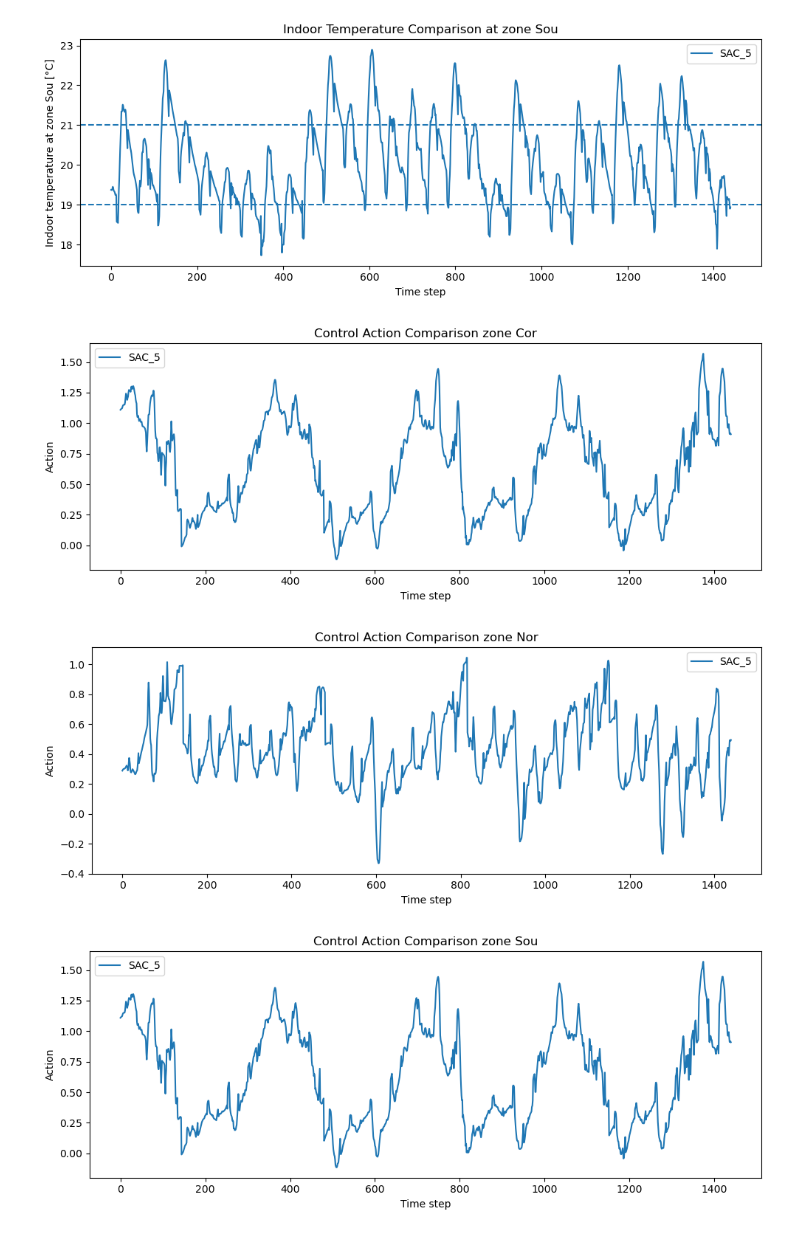
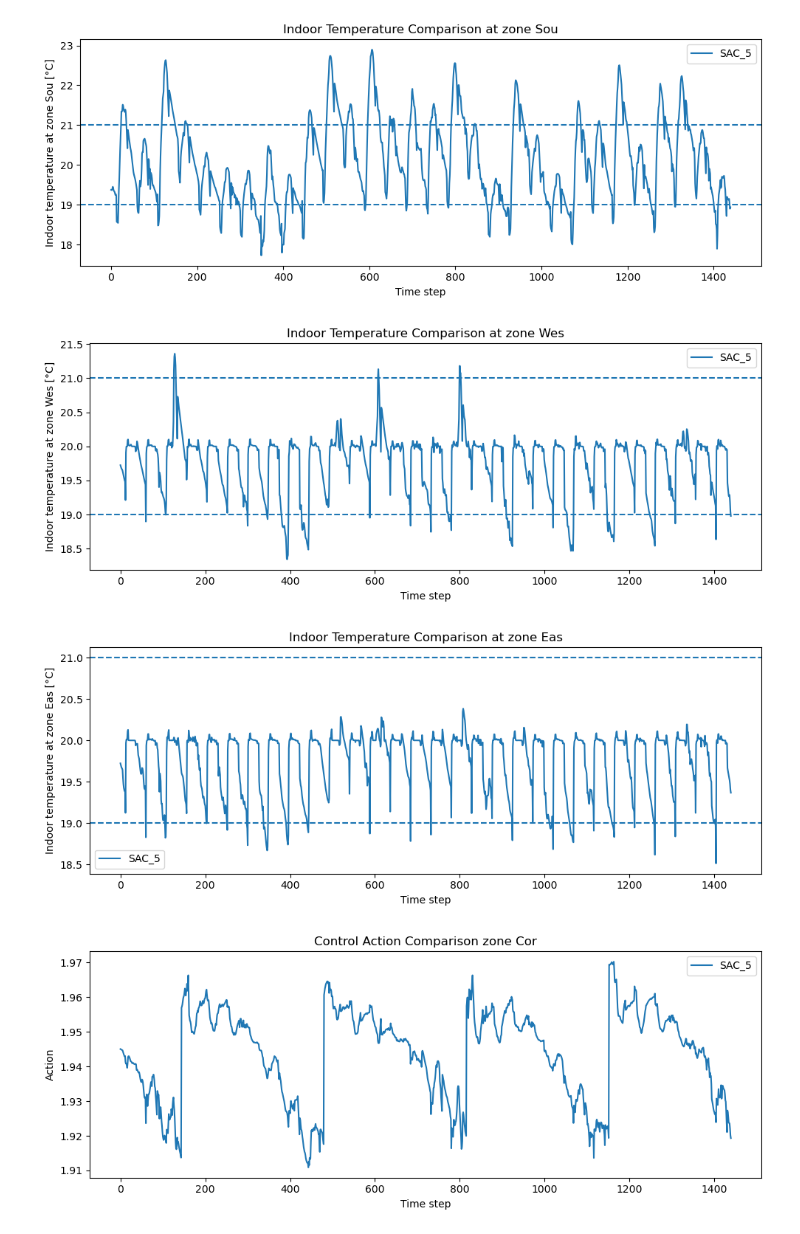
Before and after one commit to irmakakyeli/RL_ex, a Jupyter notebook: local_files/testing/plots_5_zone.ipynb, the cells around one changed output. Cells and saved outputs as stored; diff of their text form; code cells hidden in the pictures.

Commit message:
sac 5 zone observe

```diff
--- a/local_files/testing/plots_5_zone.ipynb
+++ b/local_files/testing/plots_5_zone.ipynb
@@ -12,6 +12,8 @@ def load_controller_csv(path, label):
     df["T_Cor_C"] = df["T_cor"] - 273.15
     df["T_Nor_C"] = df["T_nor"] - 273.15
     df["T_Sou_C"] = df["T_sou"] - 273.15
+    df["T_Wes_C"] = df["T_wes"] - 273.15
+    df["T_Eas_C"] = df["T_eas"] - 273.15
 
     # Incremental energy (useful diagnostically)
     df["energy_step"] = df["energy_kWh"].diff().fillna(0.0)
@@ -76,6 +78,39 @@ def plot_indoor_temperature_Sou(dfs, comfort_low=19, comfort_high=21):
     plt.tight_layout()
     plt.show()
 
+def plot_indoor_temperature_Wes(dfs, comfort_low=19, comfort_high=21):
+    plt.figure(figsize=(10, 4))
+
+    for df in dfs:
+        label = df["controller"].iloc[0]
+        plt.plot(df["time"], df["T_Wes_C"], label=label)
+
+    plt.axhline(comfort_low, linestyle="--")
+    plt.axhline(comfort_high, linestyle="--")
+
+    plt.xlabel("Time step")
+    plt.ylabel("Indoor temperature at zone Wes [°C]")
+    plt.title("Indoor Temperature Comparison at zone Wes")
+    plt.legend()
+    plt.tight_layout()
+    plt.show()
+
+def plot_indoor_temperature_Eas(dfs, comfort_low=19, comfort_high=21):
+    plt.figure(figsize=(10, 4))
+
+    for df in dfs:
+        label = df["controller"].iloc[0]
+        plt.plot(df["time"], df["T_Eas_C"], label=label)
+
+    plt.axhline(comfort_low, linestyle="--")
+    plt.axhline(comfort_high, linestyle="--")
+
+    plt.xlabel("Time step")
+    plt.ylabel("Indoor temperature at zone Eas [°C]")
+    plt.title("Indoor Temperature Comparison at zone Eas")
+    plt.legend()
+    plt.tight_layout()
+    plt.show()
 
 def plot_external_temperature(dfs):
     plt.figure(figsize=(10, 4))
@@ -220,25 +257,27 @@ print(df.shape)
 # %%
 dfs = [
-    load_controller_csv("sac_5_normalized.csv", "SAC_5"),
+    load_controller_csv("sac_5_5zoneobs_normalized.csv", "SAC_5"),
 ]
 # %%
 plot_external_temperature(dfs)
 plot_indoor_temperature_Cor(dfs)
 plot_indoor_temperature_Nor(dfs)
 plot_indoor_temperature_Sou(dfs)
+plot_indoor_temperature_Wes(dfs)
+plot_indoor_temperature_Eas(dfs)
 
 plot_actions_cor(dfs)
 plot_actions_nor(dfs)
 plot_actions_sou(dfs)
 #
 plot_cumulative_energy(dfs)
 plot_cumulative_discomfort(dfs)
 print_summary_table(dfs)
 # %% [output]
 [figure]
 [figure]
 [figure]
 [figure]
-[figure, old version]
+[figure, new version]
-[figure, old version]
+[figure, new version]
-[figure, old version]
+[figure, new version]
```
Also changed, not shown: parts of 2 cells of this notebook, 32 other files.
